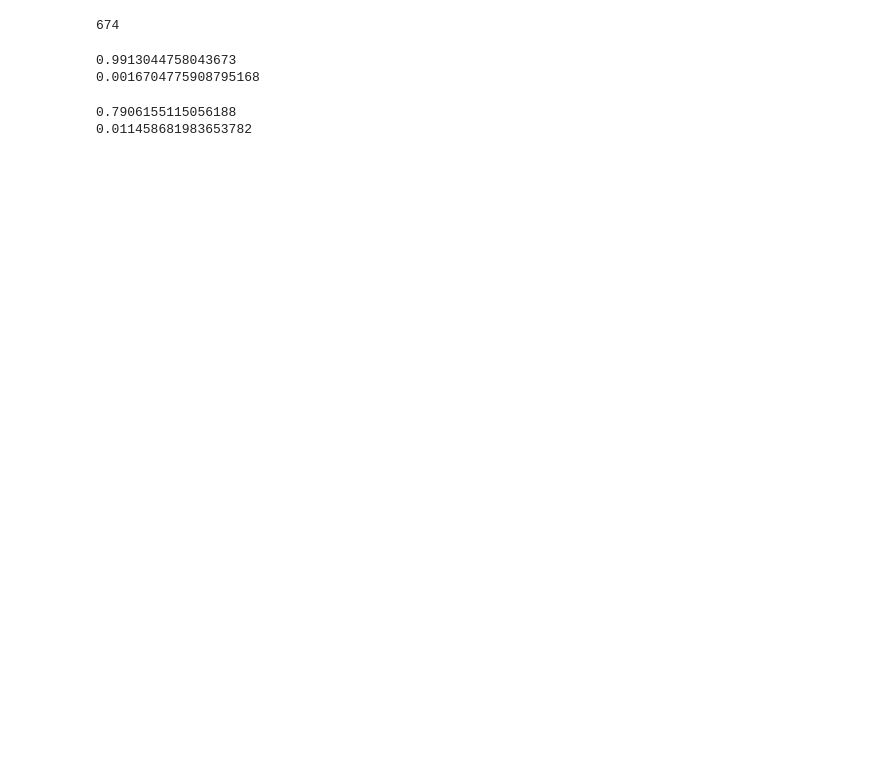
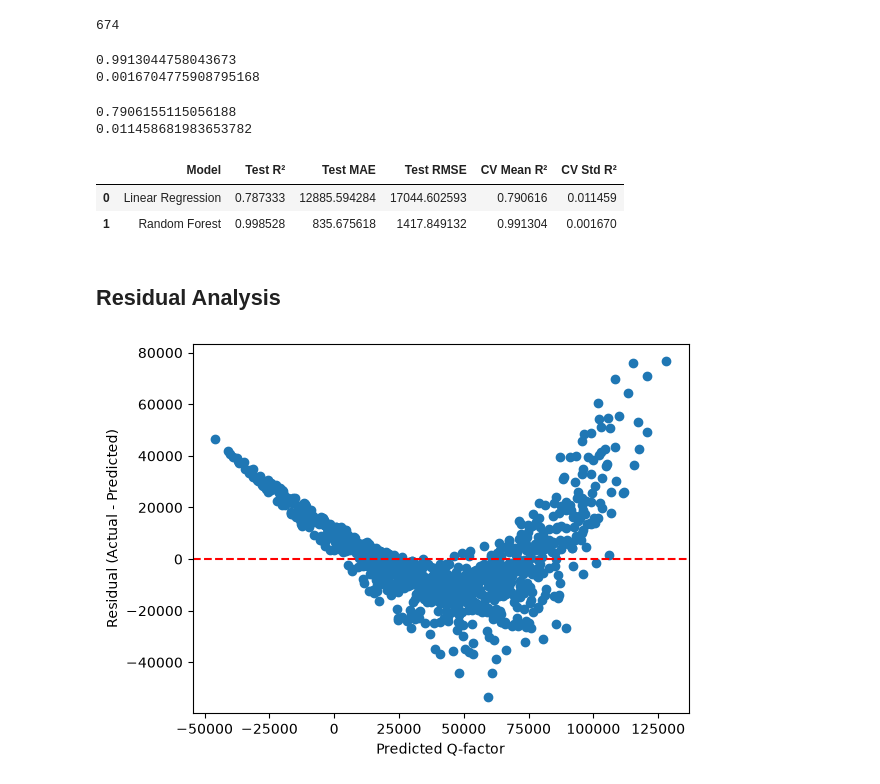
Before and after one commit to Seabass03/microresonator-qfactor-ml, a Jupyter notebook: microresonator_analysis.ipynb, the cells around one changed output. Saved outputs shown, nothing was run; the diff lists cells and outputs as text; code cells hidden in the pictures; blank space fills up the shorter version.

Commit message:
Residual Analysis

```diff
--- a/microresonator_analysis.ipynb
+++ b/microresonator_analysis.ipynb
@@ -367,3 +382,29 @@ print(cv_scores_lr.std())
 # %% [output]
 0.7906155115056188
 0.011458681983653782
+# %%
+comparison_df = pd.DataFrame({
+    "Model": ["Linear Regression", "Random Forest"],
+    "Test R²": [r2, r2_rf],
+    "Test MAE": [mae, mae_rf],
+    "Test RMSE": [rmse, rmse_rf],
+    "CV Mean R²": [cv_scores_lr.mean(), cv_scores_rf.mean()],
+    "CV Std R²": [cv_scores_lr.std(), cv_scores_rf.std()]
+})
+
+comparison_df
+# %% [output]
+|  | Model | Test R² | Test MAE | Test RMSE | CV Mean R² | CV Std R² |
+| 0 | Linear Regression | 0.787333 | 12885.594284 | 17044.602593 | 0.790616 | 0.011459 |
+| 1 | Random Forest | 0.998528 | 835.675618 | 1417.849132 | 0.991304 | 0.001670 |
+# %% [markdown]
+## Residual Analysis
+# %%
+residuals_lr = y_test - y_pred
+plt.scatter(y_pred, residuals_lr)
+plt.axhline(y=0, color="red", linestyle="--")
+plt.xlabel("Predicted Q-factor")
+plt.ylabel("Residual (Actual - Predicted)")
+plt.show()
+# %% [output]
+[figure, added]
```
Also changed, not shown: parts of 9 cells of this notebook.
